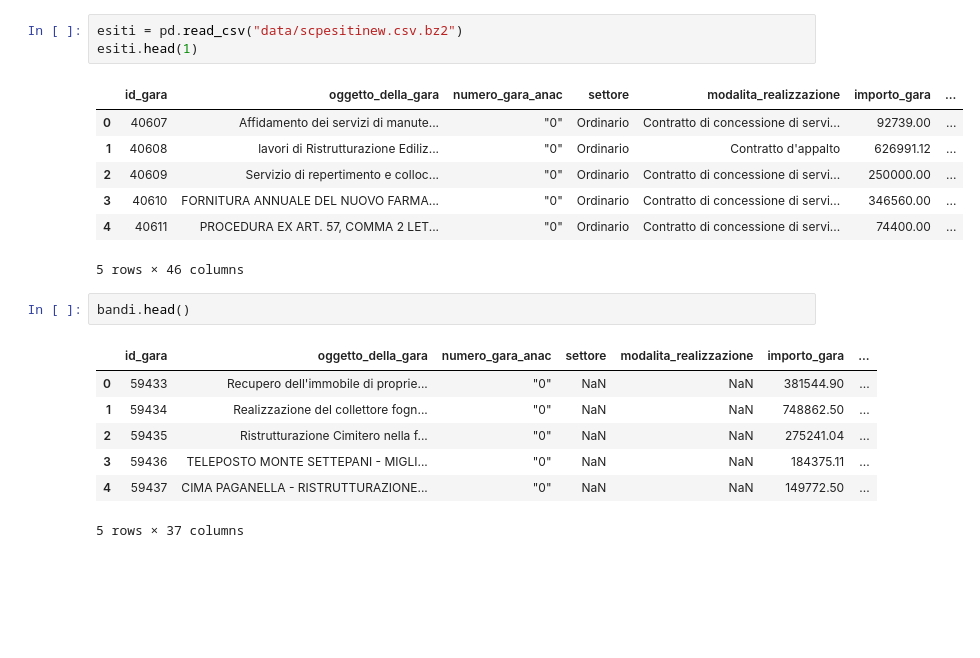
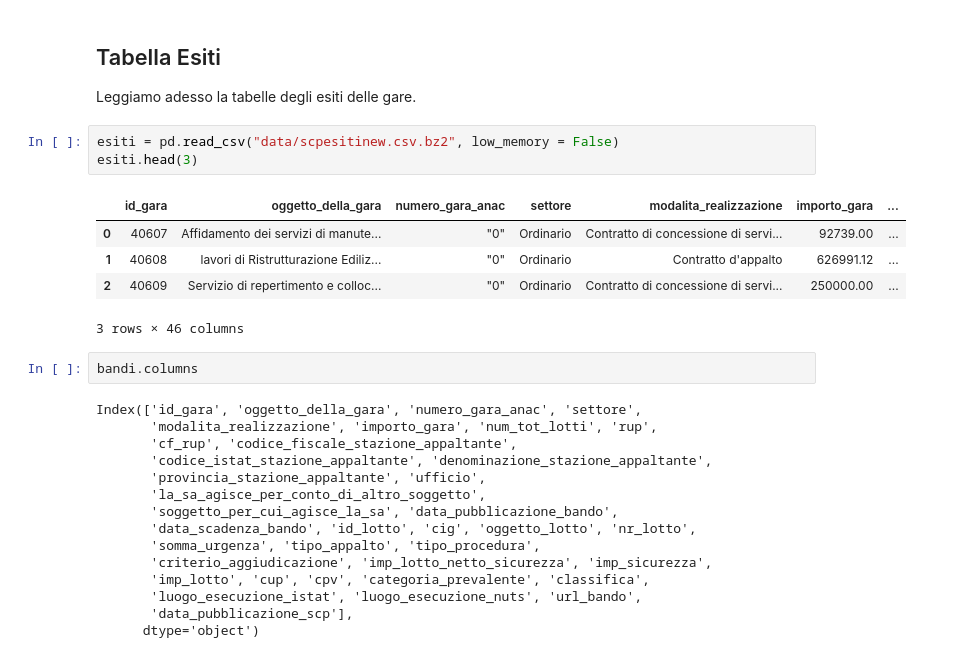
Before and after one commit to alfabetizzazione/python-alfabetizzazione-docenti, a Jupyter notebook: 11 Lavorare su più DataFrame.ipynb, the cells around one changed output. Drawn from its saved outputs; the diff is of its cells as text; blank space fills up the shorter version.

```diff
--- a/11 Lavorare su più DataFrame.ipynb
+++ b/11 Lavorare su più DataFrame.ipynb
@@ -23,21 +69,30 @@ bandi.head(1)
+# %% [markdown]
+## Tabella Esiti
+
+Leggiamo adesso la tabelle degli esiti delle gare.
 # %%
-esiti = pd.read_csv("data/scpesitinew.csv.bz2")
-esiti.head(1)
+esiti = pd.read_csv("data/scpesitinew.csv.bz2", low_memory = False)
+esiti.head(3)
 # %% [output]
 |  | id_gara | oggetto_della_gara | numero_gara_anac | settore | modalita_realizzazione | importo_gara | ... |
 | 0 | 40607 | Affidamento dei servizi di manute... | "0" | Ordinario | Contratto di concessione di servi... | 92739.00 | ... |
 | 1 | 40608 | lavori di Ristrutturazione Ediliz... | "0" | Ordinario | Contratto d'appalto | 626991.12 | ... |
 | 2 | 40609 | Servizio di repertimento e colloc... | "0" | Ordinario | Contratto di concessione di servi... | 250000.00 | ... |
-| 3 | 40610 | FORNITURA ANNUALE DEL NUOVO FARMA... | "0" | Ordinario | Contratto di concessione di servi... | 346560.00 | ... |
-| 4 | 40611 | PROCEDURA EX ART. 57, COMMA 2 LET... | "0" | Ordinario | Contratto di concessione di servi... | 74400.00 | ... |
-5 rows × 46 columns
+3 rows × 46 columns
 # %%
-bandi.head()
+bandi.columns
 # %% [output]
-|  | id_gara | oggetto_della_gara | numero_gara_anac | settore | modalita_realizzazione | importo_gara | ... |
-| 0 | 59433 | Recupero dell'immobile di proprie... | "0" | NaN | NaN | 381544.90 | ... |
-| 1 | 59434 | Realizzazione del collettore fogn... | "0" | NaN | NaN | 748862.50 | ... |
-| 2 | 59435 | Ristrutturazione Cimitero nella f... | "0" | NaN | NaN | 275241.04 | ... |
-| 3 | 59436 | TELEPOSTO MONTE SETTEPANI - MIGLI... | "0" | NaN | NaN | 184375.11 | ... |
-| 4 | 59437 | CIMA PAGANELLA - RISTRUTTURAZIONE... | "0" | NaN | NaN | 149772.50 | ... |
-5 rows × 37 columns
+Index(['id_gara', 'oggetto_della_gara', 'numero_gara_anac', 'settore',
+       'modalita_realizzazione', 'importo_gara', 'num_tot_lotti', 'rup',
+       'cf_rup', 'codice_fiscale_stazione_appaltante',
+       'codice_istat_stazione_appaltante', 'denominazione_stazione_appaltante',
+       'provincia_stazione_appaltante', 'ufficio',
+       'la_sa_agisce_per_conto_di_altro_soggetto',
+       'soggetto_per_cui_agisce_la_sa', 'data_pubblicazione_bando',
+       'data_scadenza_bando', 'id_lotto', 'cig', 'oggetto_lotto', 'nr_lotto',
+       'somma_urgenza', 'tipo_appalto', 'tipo_procedura',
+       'criterio_aggiudicazione', 'imp_lotto_netto_sicurezza', 'imp_sicurezza',
+       'imp_lotto', 'cup', 'cpv', 'categoria_prevalente', 'classifica',
+       'luogo_esecuzione_istat', 'luogo_esecuzione_nuts', 'url_bando',
+       'data_pubblicazione_scp'],
+      dtype='object')
```
Also changed, not shown: parts of 31 cells of this notebook, 3 other files.
